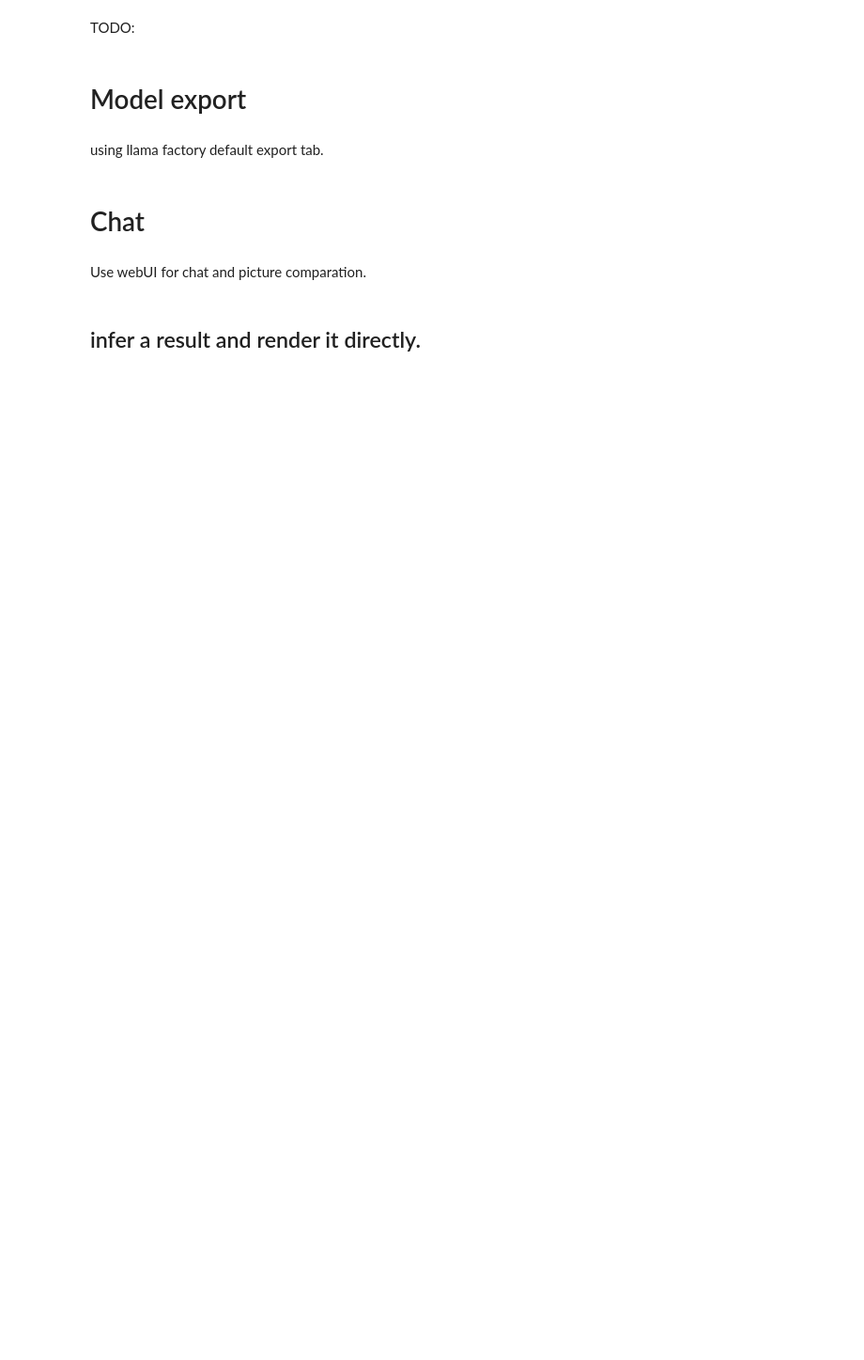
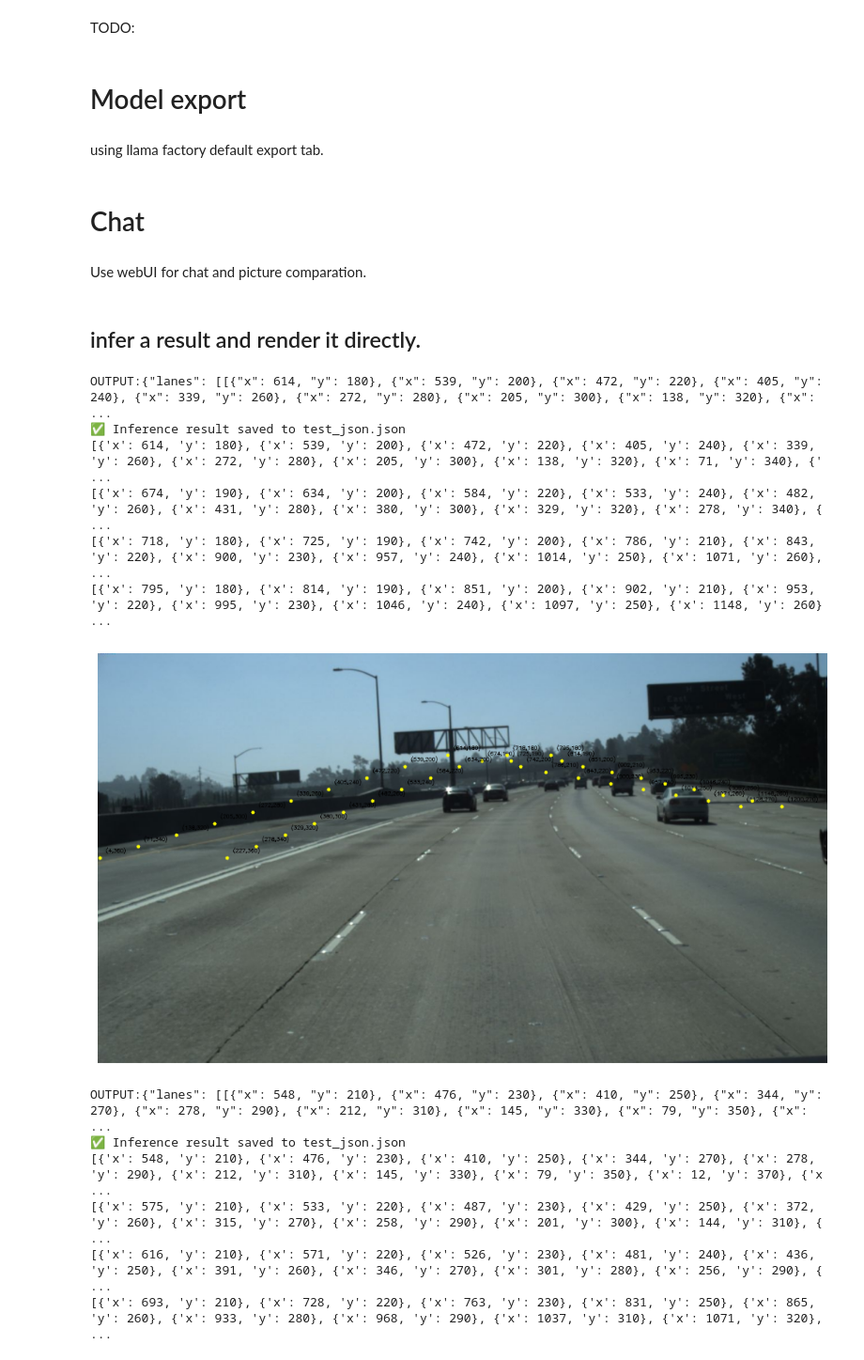
Before and after one commit to Jasonbroker/lane_detection, a Jupyter notebook: llama_factory_finetune/fine_tune_tiny.ipynb, the cells around one changed output. Shown at 94% size. Saved outputs shown, nothing was run; the diff lists cells and outputs as text; code cells hidden in the pictures; blank space fills up the shorter version.

Commit message:
add infer result for tiny dataset

```diff
--- a/llama_factory_finetune/fine_tune_tiny.ipynb
+++ b/llama_factory_finetune/fine_tune_tiny.ipynb
@@ -324,0 +326,18 @@ plt.show()
+# %%
+infer_image(101)
+infer_image(201)
+infer_image(301)
+# %% [output]
+OUTPUT:{"lanes": [[{"x": 614, "y": 180}, {"x": 539, "y": 200}, {"x": 472, "y": 220}, {"x": 405, "y": 240}, {"x": 339, "y": 260}, {"x": 272, "y": 280}, {"x": 205, "y": 300}, {"x": 138, "y": 320}, {"x": ...
+✅ Inference result saved to test_json.json
+[{'x': 614, 'y': 180}, {'x': 539, 'y': 200}, {'x': 472, 'y': 220}, {'x': 405, 'y': 240}, {'x': 339, 'y': 260}, {'x': 272, 'y': 280}, {'x': 205, 'y': 300}, {'x': 138, 'y': 320}, {'x': 71, 'y': 340}, {' ...
+[{'x': 674, 'y': 190}, {'x': 634, 'y': 200}, {'x': 584, 'y': 220}, {'x': 533, 'y': 240}, {'x': 482, 'y': 260}, {'x': 431, 'y': 280}, {'x': 380, 'y': 300}, {'x': 329, 'y': 320}, {'x': 278, 'y': 340}, { ...
+[{'x': 718, 'y': 180}, {'x': 725, 'y': 190}, {'x': 742, 'y': 200}, {'x': 786, 'y': 210}, {'x': 843, 'y': 220}, {'x': 900, 'y': 230}, {'x': 957, 'y': 240}, {'x': 1014, 'y': 250}, {'x': 1071, 'y': 260}, ...
+[{'x': 795, 'y': 180}, {'x': 814, 'y': 190}, {'x': 851, 'y': 200}, {'x': 902, 'y': 210}, {'x': 953, 'y': 220}, {'x': 995, 'y': 230}, {'x': 1046, 'y': 240}, {'x': 1097, 'y': 250}, {'x': 1148, 'y': 260} ...
+[figure, added]
+OUTPUT:{"lanes": [[{"x": 548, "y": 210}, {"x": 476, "y": 230}, {"x": 410, "y": 250}, {"x": 344, "y": 270}, {"x": 278, "y": 290}, {"x": 212, "y": 310}, {"x": 145, "y": 330}, {"x": 79, "y": 350}, {"x":  ...
+✅ Inference result saved to test_json.json
+[{'x': 548, 'y': 210}, {'x': 476, 'y': 230}, {'x': 410, 'y': 250}, {'x': 344, 'y': 270}, {'x': 278, 'y': 290}, {'x': 212, 'y': 310}, {'x': 145, 'y': 330}, {'x': 79, 'y': 350}, {'x': 12, 'y': 370}, {'x ...
+[{'x': 575, 'y': 210}, {'x': 533, 'y': 220}, {'x': 487, 'y': 230}, {'x': 429, 'y': 250}, {'x': 372, 'y': 260}, {'x': 315, 'y': 270}, {'x': 258, 'y': 290}, {'x': 201, 'y': 300}, {'x': 144, 'y': 310}, { ...
+[{'x': 616, 'y': 210}, {'x': 571, 'y': 220}, {'x': 526, 'y': 230}, {'x': 481, 'y': 240}, {'x': 436, 'y': 250}, {'x': 391, 'y': 260}, {'x': 346, 'y': 270}, {'x': 301, 'y': 280}, {'x': 256, 'y': 290}, { ...
+[{'x': 693, 'y': 210}, {'x': 728, 'y': 220}, {'x': 763, 'y': 230}, {'x': 831, 'y': 250}, {'x': 865, 'y': 260}, {'x': 933, 'y': 280}, {'x': 968, 'y': 290}, {'x': 1037, 'y': 310}, {'x': 1071, 'y': 320}, ...
```
Also changed, not shown: parts of 5 cells of this notebook, 6 other files.
